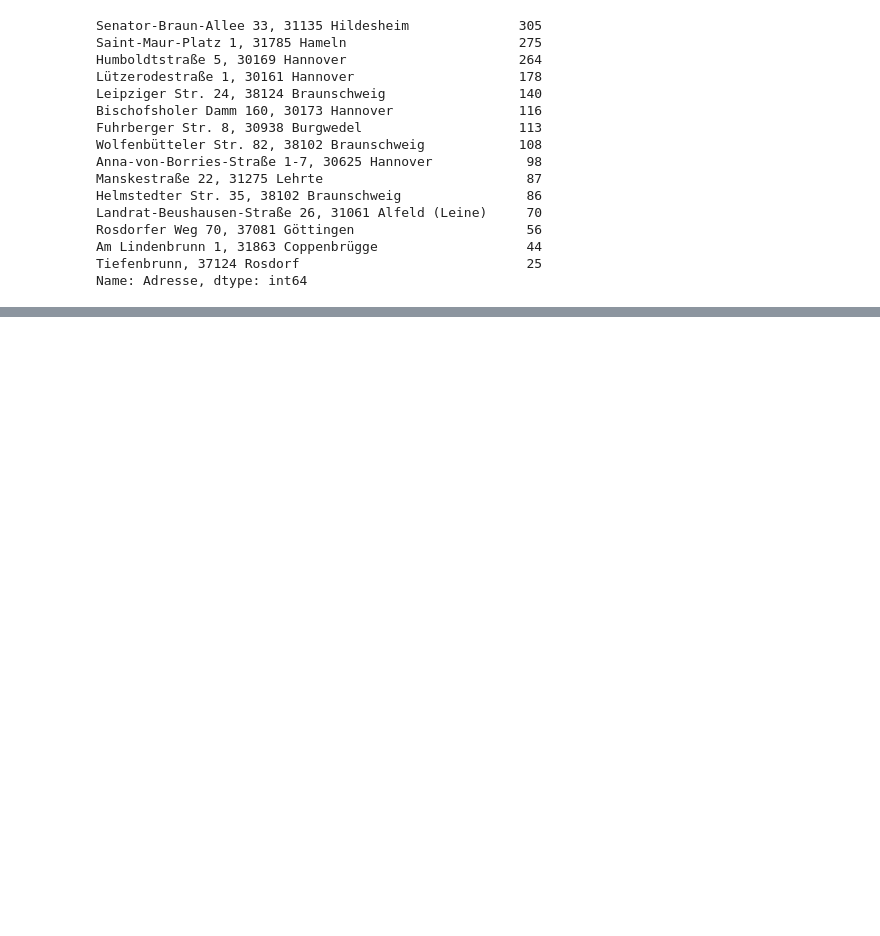
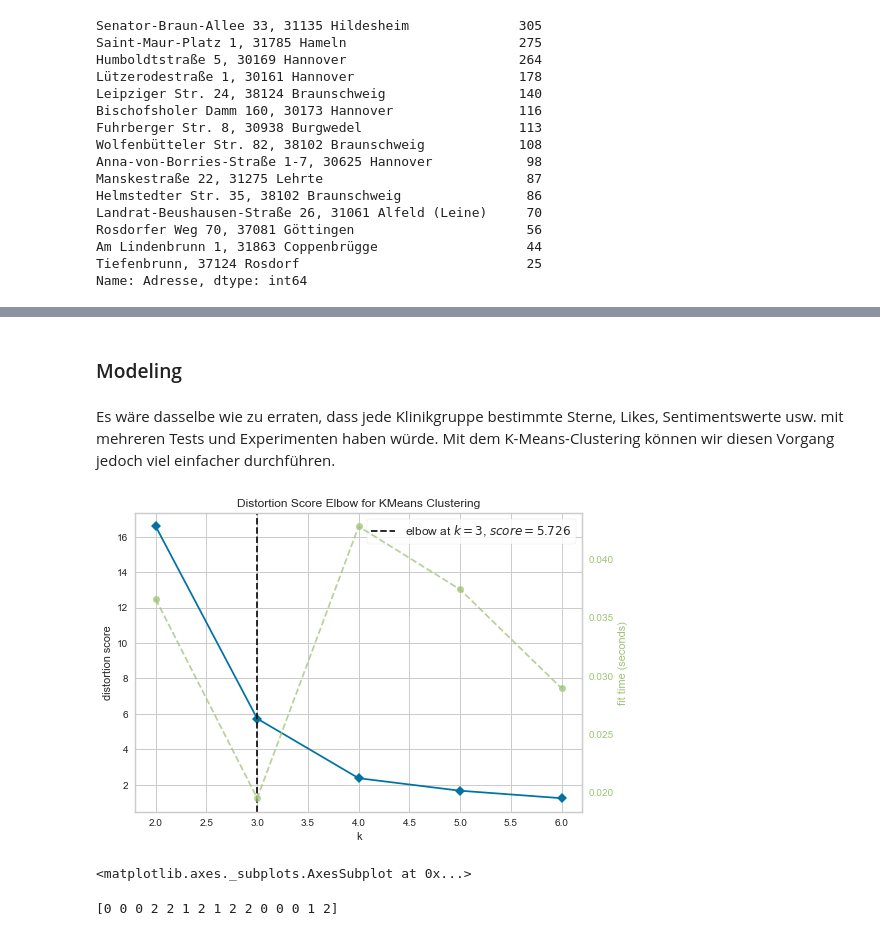
Before and after one commit to Tanerrr/Klinify, a Jupyter notebook: Data Cleaning.ipynb, the cells around one changed output, grey strips where cells are left out. Drawn from its saved outputs; the diff is of its cells as text; code cells hidden in the pictures; blank space fills up the shorter version.

```diff
--- a/Data Cleaning.ipynb
+++ b/Data Cleaning.ipynb
@@ -139,0 +296,6 @@ google_maps.head(2)
+# %%
+cluster_df = pd.concat([stern_like,sentiment_avg], axis=1)
+# %%
+columns_to_drop = ['Stern_Like', 'Likes']
+
+cluster_df = cluster_df.drop(columns_to_drop, axis=1)
@@ -139,0 +322,3 @@ google_maps.head(2)
+# %%
+clustering = cluster_df.reset_index(drop=True)
+clustering
@@ -139,0 +342,6 @@ google_maps.head(2)
+# %%
+from sklearn.preprocessing import StandardScaler
+X = clustering.values[:,1:]
+X = np.nan_to_num(X)
+Clus_dataSet = StandardScaler().fit_transform(X)
+Clus_dataSet
@@ -139,0 +364,4 @@ google_maps.head(2)
+# %% [markdown]
+### Modeling
+# %% [markdown]
+Es wäre dasselbe wie zu erraten, dass jede Klinikgruppe bestimmte Sterne, Likes, Sentimentswerte usw. mit mehreren Tests und Experimenten haben würde. Mit dem K-Means-Clustering können wir diesen Vorgang jedoch viel einfacher durchführen.
@@ -139,0 +370,16 @@ google_maps.head(2)
+# %%
+kmeans = KMeans()
+visu = KElbowVisualizer(kmeans, k = (2,7))
+visu.fit(Clus_dataSet)
+visu.poof()
+# %% [output]
+[figure, added]
+<matplotlib.axes._subplots.AxesSubplot at 0x...>
+# %%
+clusterNum = 3
+k_means = KMeans(init = "k-means++", n_clusters = clusterNum, n_init = 12)
+k_means.fit(X)
+labels = k_means.labels_
+print(labels)
+# %% [output]
+[0 0 0 2 2 1 2 1 2 2 0 0 0 1 2]
```
Also changed, not shown: parts of 36 cells of this notebook, 1 other file.
